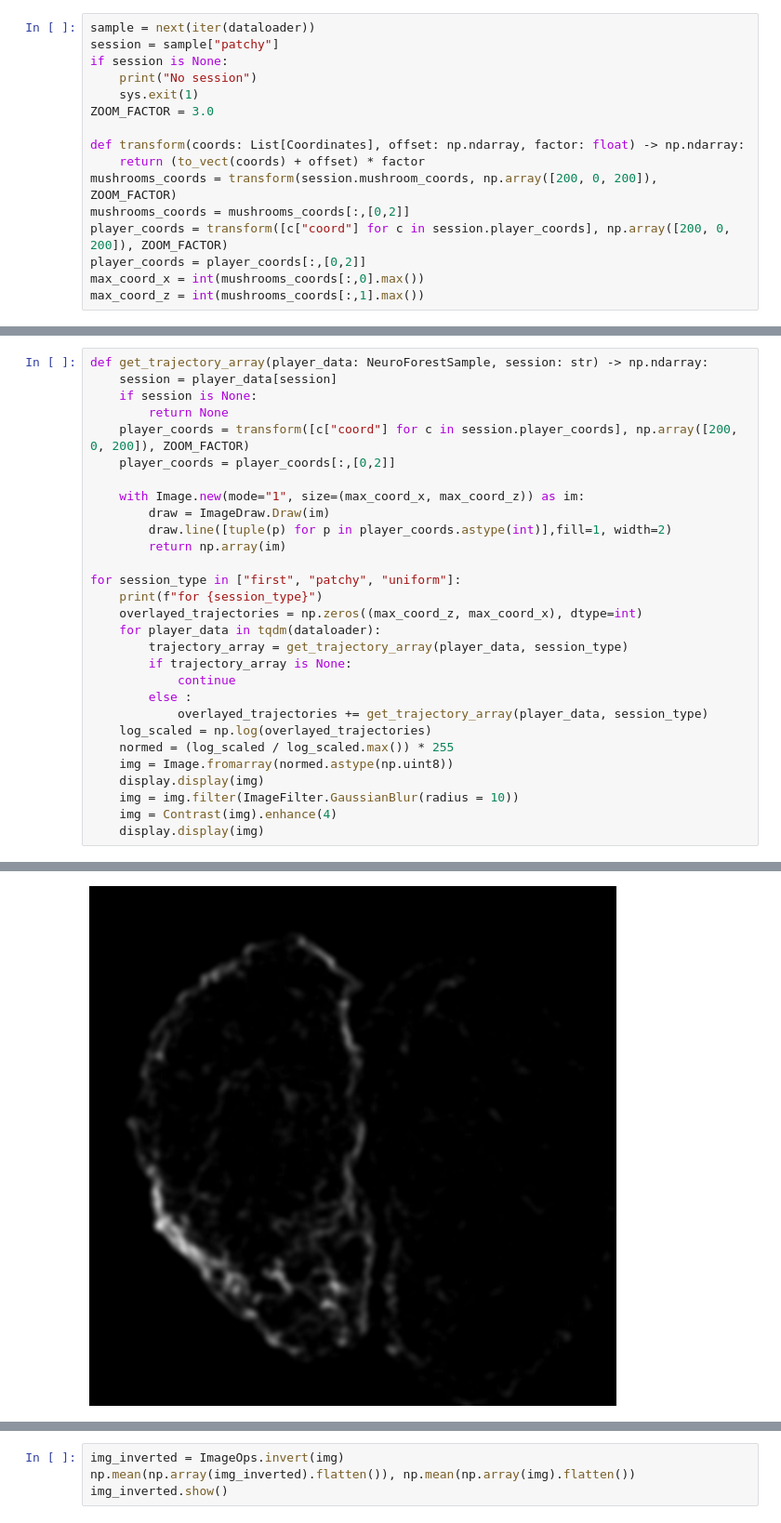
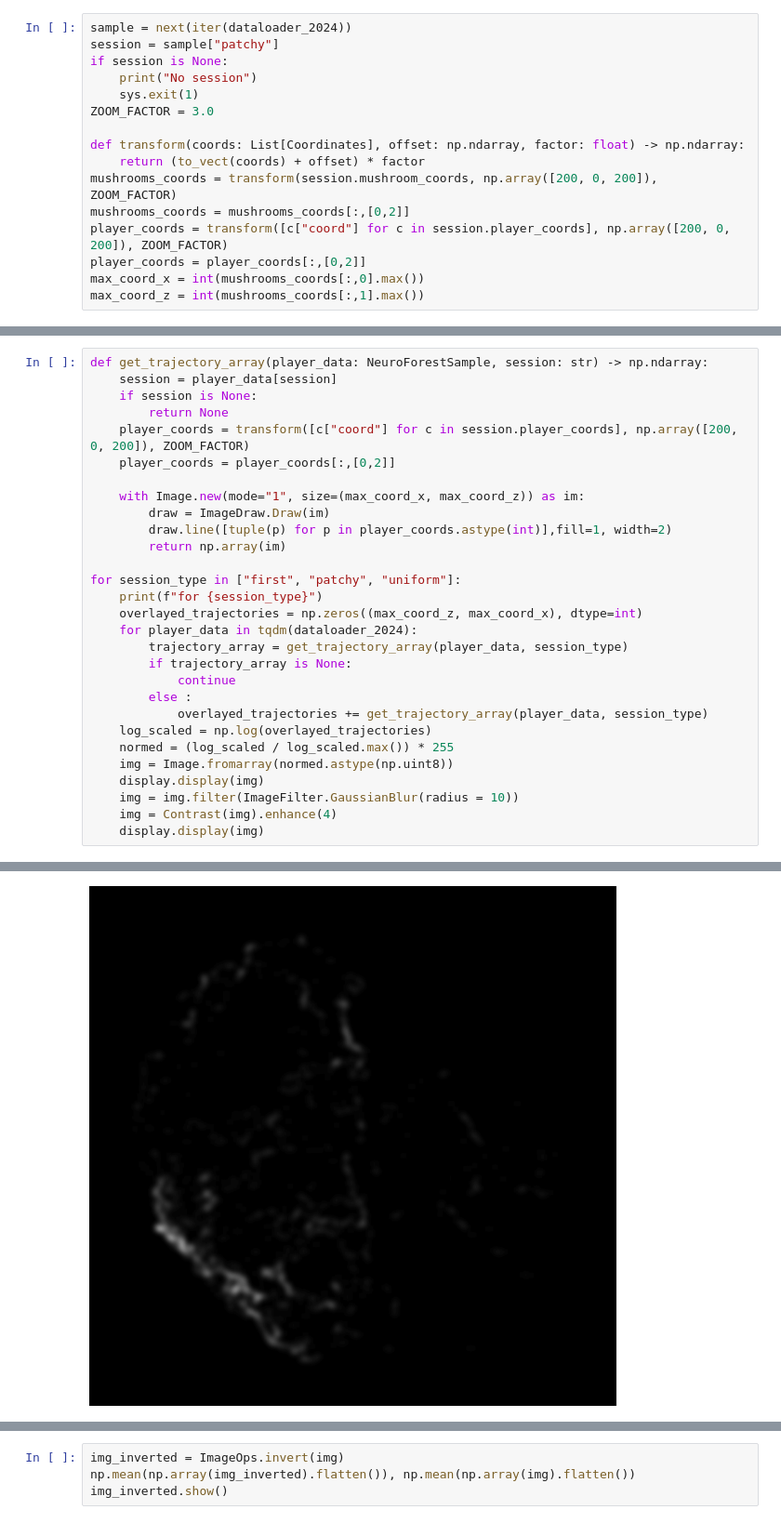
Before and after one commit to TomFiz/neuroforest, a Jupyter notebook: neuroforest-master/notebooks/test_heatmap.ipynb, the cells around one changed output, grey strips where cells are left out. Shown at 93% size. Saved outputs shown, nothing was run; the diff lists cells and outputs as text.

```diff
--- a/neuroforest-master/notebooks/test_heatmap.ipynb
+++ b/neuroforest-master/notebooks/test_heatmap.ipynb
@@ -16,5 +17,5 @@ Loading data from : C:\Users\TomFi\Desktop\Cours\Projet IA\data_2022\trajectorie
 # %%
-sample = next(iter(dataloader))
+sample = next(iter(dataloader_2024))
 session = sample["patchy"]
 if session is None:
     print("No session")
@@ -64,7 +65,7 @@ def get_trajectory_array(player_data: NeuroForestSample, session: str) -> np.nda
 for session_type in ["first", "patchy", "uniform"]:
     print(f"for {session_type}")
     overlayed_trajectories = np.zeros((max_coord_z, max_coord_x), dtype=int)
-    for player_data in tqdm(dataloader):
+    for player_data in tqdm(dataloader_2024):
         trajectory_array = get_trajectory_array(player_data, session_type)
         if trajectory_array is None:
             continue
@@ -86,2 +87,2 @@ for patchy
-[figure, old version]
+[figure, new version]
 for uniform
```
Also changed, not shown: parts of 6 cells of this notebook, 3 other files.
